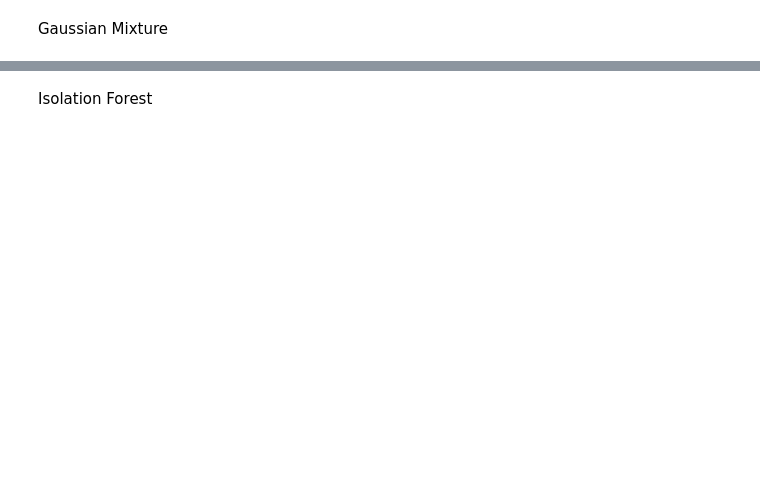
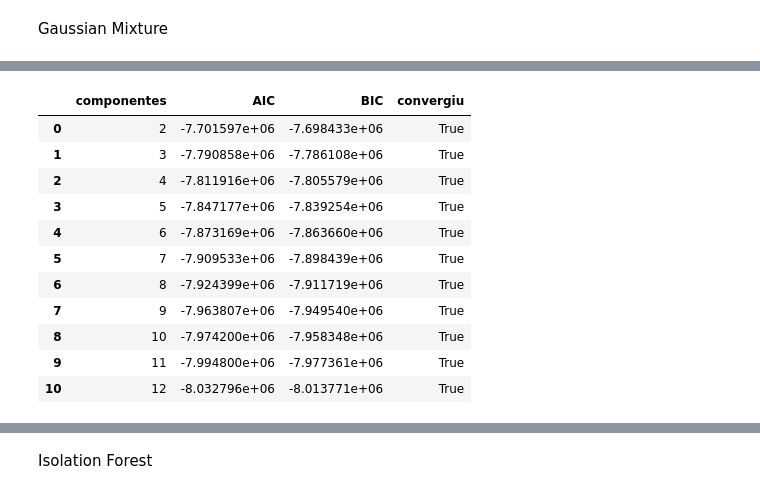
Before and after one commit to Fact-Check-Financeiro/FinCheck, a Jupyter notebook: notebooks/01_eda_financial_news.ipynb, the cells around one changed output, grey strips where cells are left out. Cells and saved outputs as stored; diff of their text form; code cells hidden in the pictures; blank space fills up the shorter version.

```diff
--- a/notebooks/01_eda_financial_news.ipynb
+++ b/notebooks/01_eda_financial_news.ipynb
@@ -940,0 +1275,15 @@ print(resultados_gmm)
+# %%
+resultados_gmm
+# %% [output]
+|  | componentes | AIC | BIC | convergiu |
+| 0 | 2 | -7.701597e+06 | -7.698433e+06 | True |
+| 1 | 3 | -7.790858e+06 | -7.786108e+06 | True |
+| 2 | 4 | -7.811916e+06 | -7.805579e+06 | True |
+| 3 | 5 | -7.847177e+06 | -7.839254e+06 | True |
+| 4 | 6 | -7.873169e+06 | -7.863660e+06 | True |
+| 5 | 7 | -7.909533e+06 | -7.898439e+06 | True |
+| 6 | 8 | -7.924399e+06 | -7.911719e+06 | True |
+| 7 | 9 | -7.963807e+06 | -7.949540e+06 | True |
+| 8 | 10 | -7.974200e+06 | -7.958348e+06 | True |
+| 9 | 11 | -7.994800e+06 | -7.977361e+06 | True |
+| 10 | 12 | -8.032796e+06 | -8.013771e+06 | True |
```
Also changed, not shown: parts of 88 cells of this notebook.
